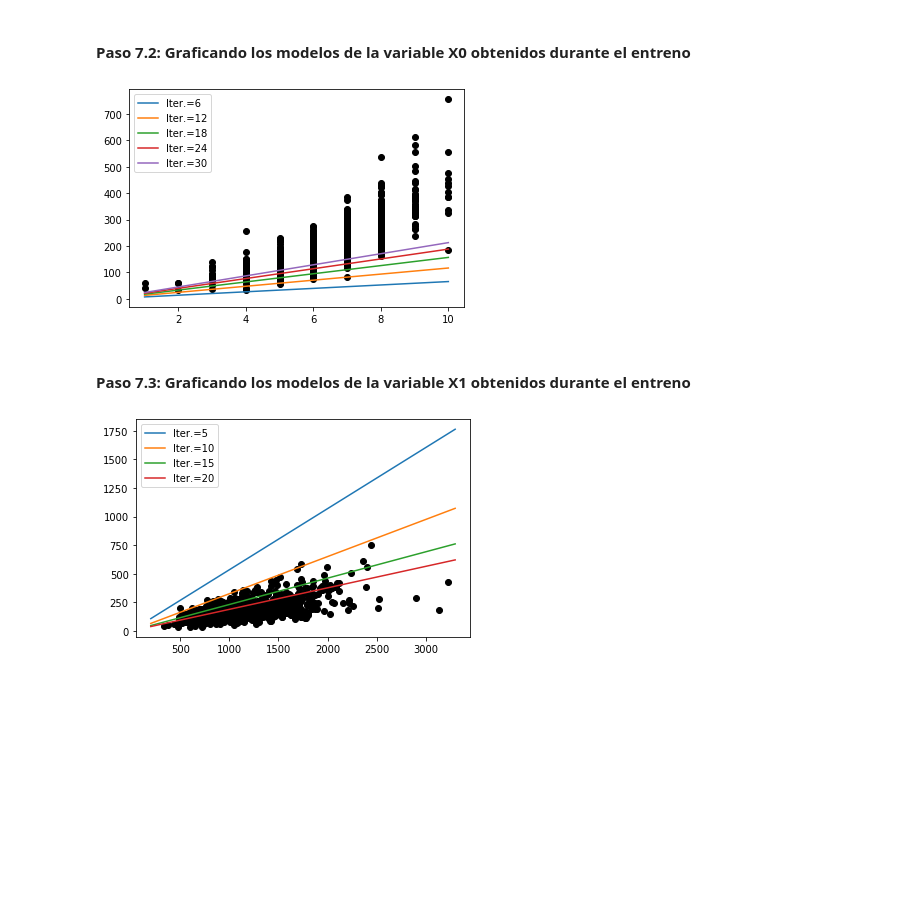
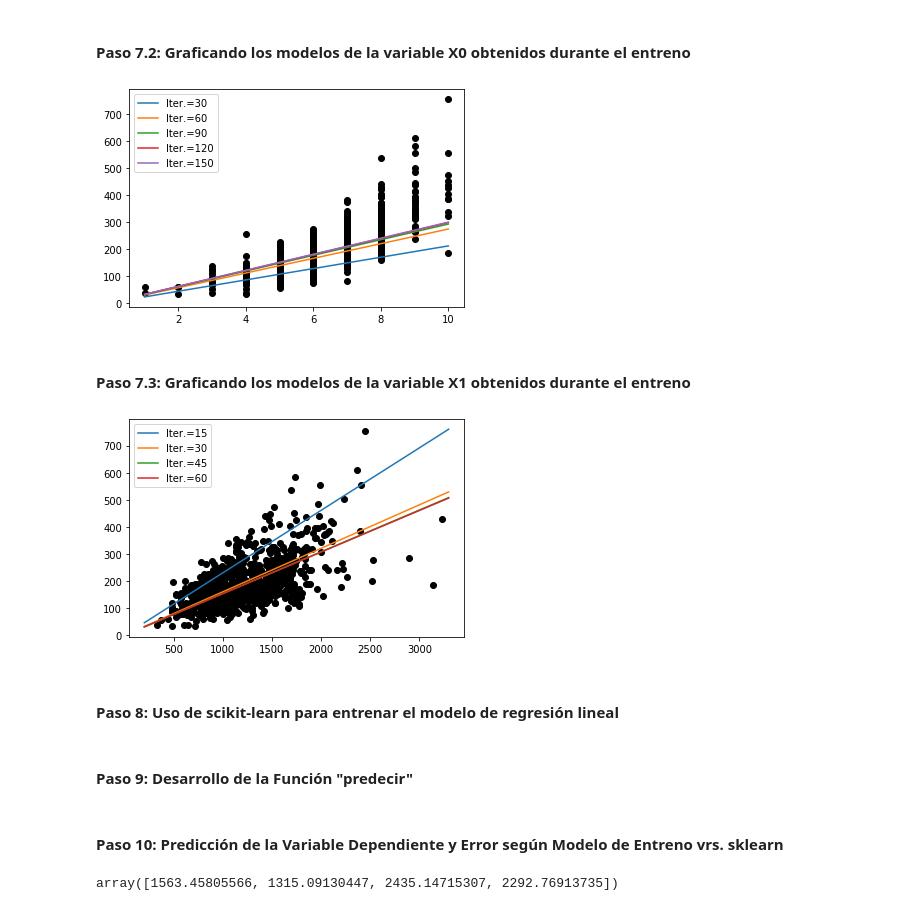
Before and after one commit to estuardozapeta/Python-Proyecto, a Jupyter notebook: Proyecto.ipynb, the cells around one changed output. Drawn from its saved outputs; the diff is of its cells as text; code cells hidden in the pictures; blank space fills up the shorter version.

```diff
--- a/Proyecto.ipynb
+++ b/Proyecto.ipynb
@@ -345,8 +346,8 @@ def entrenar_modelo(vector_x, vector_y, epochs, imprimir_error_cada, learning_ra
         imprimir_error += 1
         iteracion += 1
 
-        yhat, error = entrenar_modelo(vector_x, vector_y, epochs, imprimir_error_cada, learning_rate, vector_parametros)
+        vector_parametros, dic_modelo_iter, vector_error = entrenar_modelo(vector_x, vector_y, epochs, imprimir_error_cada, learning_rate, vector_parametros)
 
-    return yhat, error
+    return vector_parametros, dic_modelo_iter, vector_error
 # %% [markdown]
 #### **Paso 6.2**: Implementando la función
@@ -359,8 +374,6 @@ dic_modelo_iter = {}
 imprimir_error = 1
 iteracion = 1
 
-parametros = np.array([0.001, 0.002])
-entrenar_modelo(X0, Y/1000, 30, 5, 0.001, parametros)
-vector_modelos_X0 = dic_modelo_iter
-vector_error_X0 = vector_error
+parametros = np.array([1, 0.5])
+modelo_manual_X1, vector_modelos_X1, vector_error_X1 = entrenar_modelo(X1, Y/1000, 60, 15, 0.0000001, parametros)
 # %% [output]
@@ -375,10 +383,0 @@ Iteración: 30 Error: 3074.5422323258554
-# %%
-vector_error = []
-dic_modelo_iter = {}
-imprimir_error = 1
-iteracion = 1
-
-parametros = np.array([1, 0.5])
-entrenar_modelo(X1, Y/1000, 20, 5, 0.0000001, parametros)
-vector_modelos_X1 = dic_modelo_iter
-vector_error_X1 = vector_error
@@ -428,12 +422,14 @@ def graficar_modelo(modelos, n, x, ini_plot, fin_plot):
 # %% [markdown]
 #### **Paso 7.2**: Graficando los modelos de la variable **X0** obtenidos durante el entreno
 # %%
-graficar_modelo(vector_modelos_X0, 6, X0, 1, 11)
+graficar_modelo(vector_modelos_X0, 30, X0, 1, 11)
 # %% [output]
-[figure, old version]
+[figure, new version]
 # %% [markdown]
 #### **Paso 7.3**: Graficando los modelos de la variable **X1** obtenidos durante el entreno
 # %%
-graficar_modelo(vector_modelos_X1, 5, X1, 200, 3300)
+graficar_modelo(vector_modelos_X1, 15, X1, 200, 3300)
 # %% [output]
-[figure, old version]
+[figure, new version]
+# %% [markdown]
+#### **Paso 8**: Uso de scikit-learn para entrenar el modelo de regresión lineal
@@ -439,0 +449,2 @@ graficar_modelo(vector_modelos_X1, 5, X1, 200, 3300)
+# %% [markdown]
+#### **Paso 9**: Desarrollo de la Función "predecir"
@@ -439,0 +462,23 @@ graficar_modelo(vector_modelos_X1, 5, X1, 200, 3300)
+# %% [markdown]
+#### **Paso 10**: Predicción de la Variable Dependiente y Error según Modelo de Entreno vrs. sklearn
+# %%
+# Usando el 20% de los datos de validación
+prueba_X0 = set_prueba[:,1]
+prueba_X1 = set_prueba[:,2]
+Y_ = set_prueba[:,0].reshape(-1,1)
+y_prueba = Y_/1000
+
+# Predicción de cada variable X seleccionada según modelo de entreno vrs. sklearn
+prediccion_manual_Y0, prediccion_sklearn_Y0, promedio_prediccion_Y0 = predecir(modelo_manual_X0, modelo_sklearn_X0, prueba_X0)
+prediccion_manual_Y1, prediccion_sklearn_Y1, promedio_prediccion_Y1 = predecir(modelo_manual_X1, modelo_sklearn_X1, prueba_X1)
+
+# Calculo de errores
+error_predic_manual_Y0 = np.power((y_prueba - prediccion_manual_Y0),2).mean()*0.5
+error_predic_sklearn_Y0 = np.power((y_prueba - prediccion_sklearn_Y0),2).mean()*0.5
+error_predic_manual_Y1 = np.power((y_prueba - prediccion_manual_Y1),2).mean()*0.5
+error_predic_sklearn_Y1 = np.power((y_prueba - prediccion_sklearn_Y1),2).mean()*0.5
+
+errores = np.array([error_predic_manual_Y0, error_predic_sklearn_Y0, error_predic_manual_Y1,error_predic_sklearn_Y1])
+errores
+# %% [output]
+array([1563.45805566, 1315.09130447, 2435.14715307, 2292.76913735])
```
Also changed, not shown: parts of 15 cells of this notebook.
